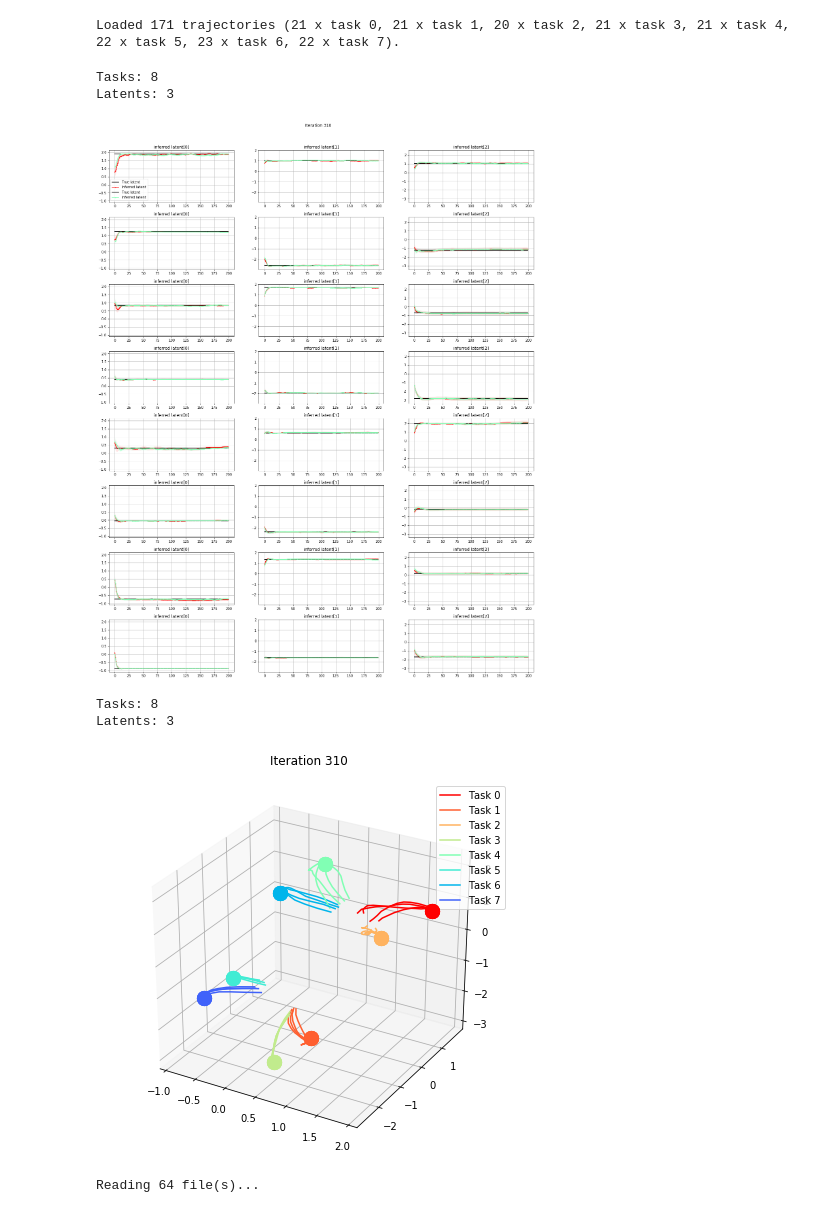
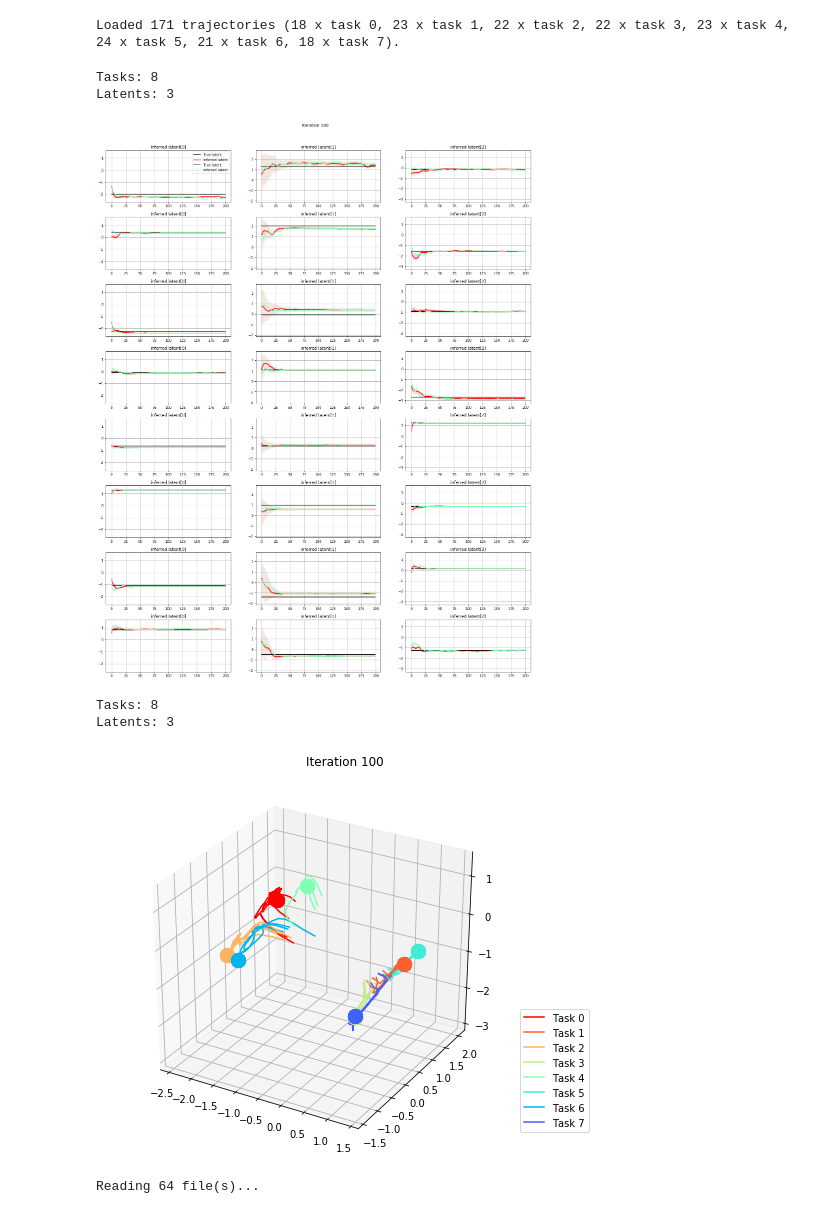
Before and after one commit to ryanjulian/embed2learn, a Jupyter notebook: notebooks/analyze_inference_net.ipynb, the cells around one changed output. Cells and saved outputs as stored; diff of their text form; code cells hidden in the pictures.

Commit message:
Trajectory plotting

```diff
--- a/notebooks/analyze_inference_net.ipynb
+++ b/notebooks/analyze_inference_net.ipynb
@@ -3,19 +3,24 @@ import pickle
 import os
 import copy
 import numpy as np
+import matplotlib
 
-itr = 310
+# Avoid type 3 fonts
+matplotlib.rcParams['pdf.fonttype'] = 42
+matplotlib.rcParams['ps.fonttype'] = 42
+
+itr = 100
 # samples_folder = "ppo-point-embed-tanh/ppo_point_embed_tanh_2018_08_21_19_27_48_0001"
 samples_folder = "ppo-point-embed-makeplots/ppo_point_embed_makeplots_2018_08_21_19_59_46_0001"
 samples_folder = "sawyer-reach-embed-tanh/sawyer_reach_embed_tanh_2018_08_21_19_31_34_0001"
 samples_folder = "sawyer-reach-embed-notanh/sawyer_reach_embed_notanh_2018_08_23_12_38_13_0001"
-# samples_folder = "sawyer-push-embed/sawyer_push_embed_2018_08_23_12_50_24_0001"
+samples_folder = "sawyer-reach-embed-notanh/sawyer_reach_embed_notanh_2018_08_26_14_48_26_0001"
 
 samples_file = "samples_%i.pkl" % itr
 data_dir = os.path.join(os.getcwd(), "../../../data/local")
 with open(os.path.join(data_dir, samples_folder, samples_file), "rb") as fin:
     samples = pickle.load(fin)
-samples.keys()
+
 ntasks = samples["tasks"][0].shape[1]
 tasks = {}
 for i in range(len(samples["tasks"])):
@@ -27,7 +32,7 @@ for i in range(len(samples["tasks"])):
 task_nums = ", ".join("%i x task %i" % (len(tasks[task]), task) for task in range(ntasks))
 print('Loaded %i trajectories (%s).' % (len(samples["tasks"]), task_nums))
 # %% [output]
-Loaded 171 trajectories (21 x task 0, 21 x task 1, 20 x task 2, 21 x task 3, 21 x task 4, 22 x task 5, 23 x task 6, 22 x task 7).
+Loaded 171 trajectories (18 x task 0, 23 x task 1, 22 x task 2, 22 x task 3, 23 x task 4, 24 x task 5, 21 x task 6, 18 x task 7).
 # %%
 import matplotlib
 import matplotlib.pyplot as plt
@@ -90,7 +95,7 @@ fig.savefig("inference_net_%i.png" % itr)
 # %% [output]
 Tasks: 8
 Latents: 3
-[figure, old version]
+[figure, new version]
 # %%
 import matplotlib
 import matplotlib.pyplot as plt
@@ -112,9 +117,9 @@ infer_axes = []
 colormap = lambda x: matplotlib.cm.get_cmap("rainbow")(1. - x)
 
 if all_rollouts_in_one_plot:
-    fig = plt.figure(figsize=(6, 6))
+    fig = plt.figure(figsize=(6 + 1, 6))
 else:
-    fig = plt.figure(figsize=(nrollouts * 6, 6))
+    fig = plt.figure(figsize=(nrollouts * 6 + 1, 6))
     gs0 = gridspec.GridSpec(1, nrollouts)
 fig.suptitle(title)
 if all_rollouts_in_one_plot:
@@ -132,35 +137,35 @@ for i in range(nrollouts):
             from mpl_toolkits import mplot3d
             infer_ax = fig.add_subplot(gs0[i], projection='3d')
         if i > 0:
             infer_ax.get_shared_x_axes().join(infer_ax, infer_axes[0])
             infer_ax.get_shared_y_axes().join(infer_ax, infer_axes[0])
 
         infer_ax.set_title("rollout %i" % (i+1))
         infer_ax.grid()
     for task in range(ntasks):
         if i >= len(tasks[task]):
             continue
         inferred_latent = samples["trajectory_infos"]["mean"][tasks[task][i]]
         true_latent = samples["latent_infos"]["mean"][tasks[task][i]][0]
 
         color = colormap(task * 1. / ntasks)
         if nlatents == 2:
             infer_ax.scatter([true_latent[0]], [true_latent[1]], s=200, zorder=2, c=color)
             infer_ax.plot(inferred_latent[:,0], inferred_latent[:,1], zorder=2,
                          label="Task %i" % task, c=color)
         else:
             infer_ax.scatter([true_latent[0]], [true_latent[1]], [true_latent[2]], s=200, zorder=2, c=color)
             infer_ax.plot(inferred_latent[:,0], inferred_latent[:,1], inferred_latent[:,2], zorder=2,
                          label="Task %i" % task, c=color)
     if i == 0:
-        infer_ax.legend()
+        infer_ax.legend(bbox_to_anchor=(1.2, .4))
     infer_axes.append(infer_ax)
 fig.tight_layout(rect=[0, 0.03, 1, 0.95])
 fig.savefig("inference_net_%i.png" % itr)
 # %% [output]
 Tasks: 8
 Latents: 3
-[figure, old version]
+[figure, new version]
 # %%
 def read_itr(s: str):
     return int(s[len("samples_"):-len(".pkl")])
```
Also changed, not shown: parts of 2 cells of this notebook, 3 other files.
